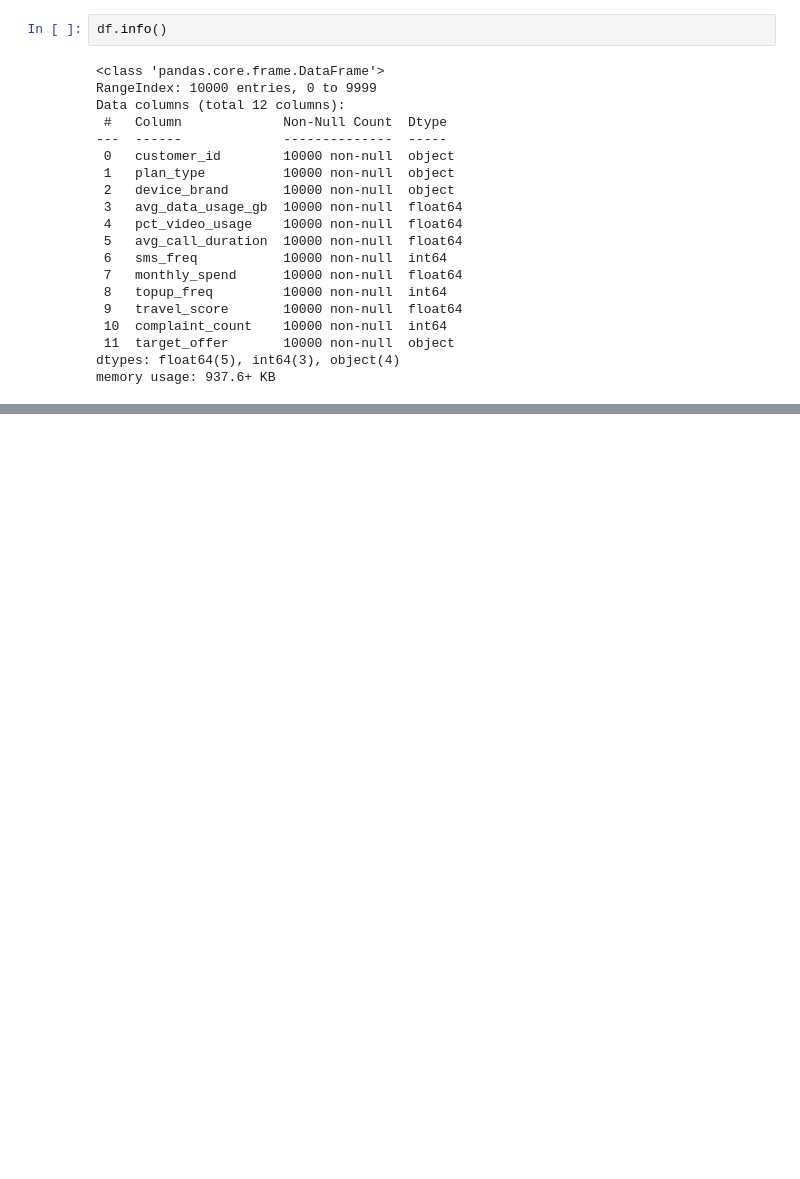
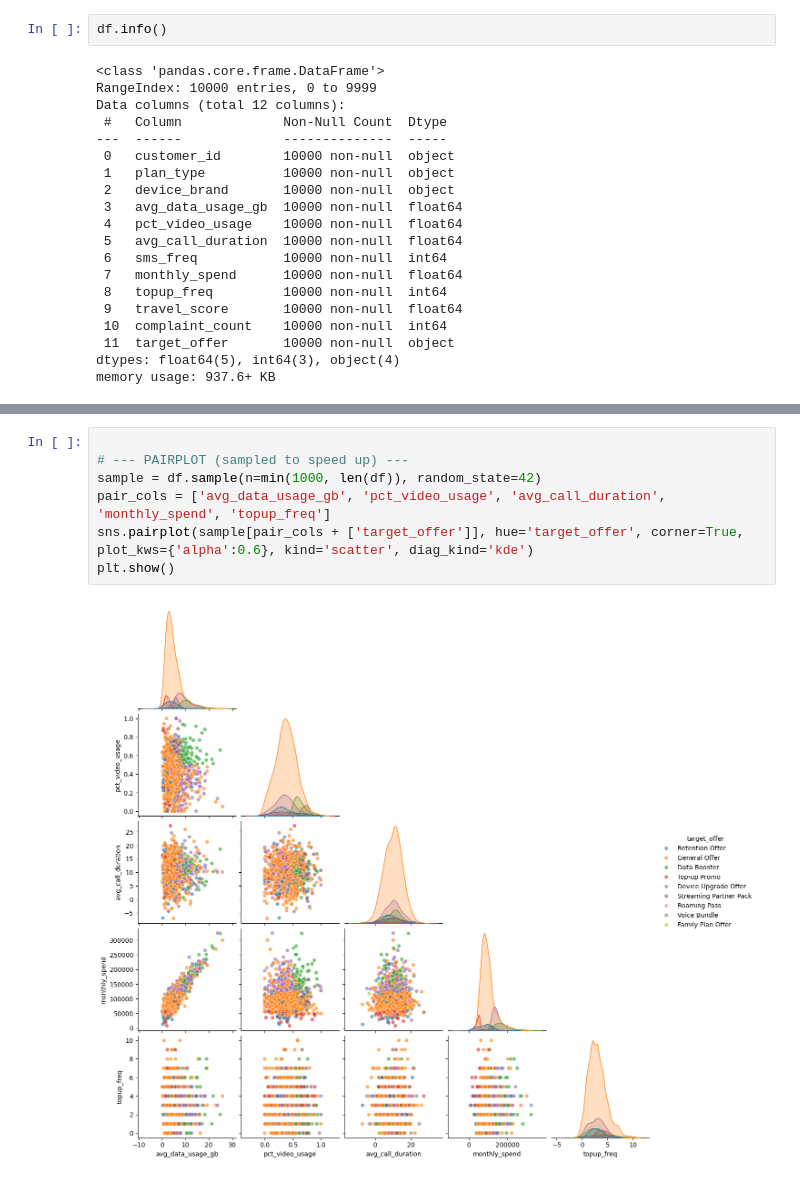
Before and after one commit to telco-system-recommendation/telco-model, a Jupyter notebook: notebook/EDA.ipynb, the cells around one changed output, grey strips where cells are left out. Saved outputs shown, nothing was run; the diff lists cells and outputs as text; blank space fills up the shorter version.

```diff
--- a/notebook/EDA.ipynb
+++ b/notebook/EDA.ipynb
@@ -68,0 +193,9 @@ memory usage: 937.6+ KB
+# %%
+
+# --- PAIRPLOT (sampled to speed up) ---
+sample = df.sample(n=min(1000, len(df)), random_state=42)
+pair_cols = ['avg_data_usage_gb', 'pct_video_usage', 'avg_call_duration', 'monthly_spend', 'topup_freq']
+sns.pairplot(sample[pair_cols + ['target_offer']], hue='target_offer', corner=True, plot_kws={'alpha':0.6}, kind='scatter', diag_kind='kde')
+plt.show()
+# %% [output]
+[figure, added]
```
Also changed, not shown: parts of 22 cells of this notebook, 13 other files.
